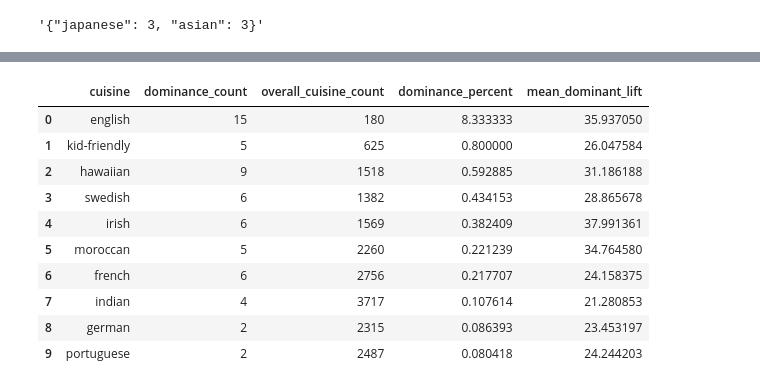
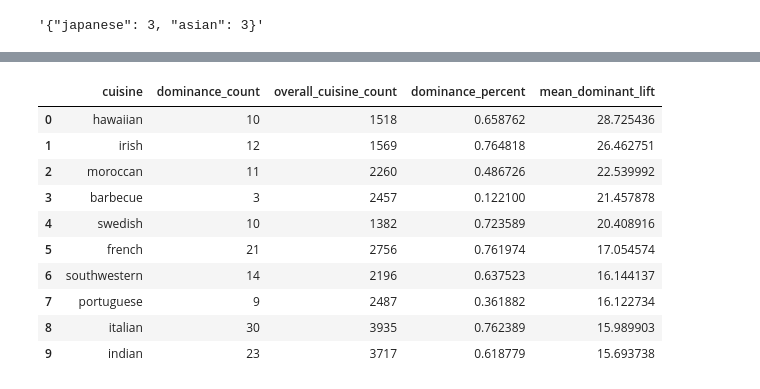
Before and after one commit to gvgbn/vos-proj-eda, a Jupyter notebook: analysis_kasat.ipynb, the cells around one changed output, grey strips where cells are left out. Drawn from its saved outputs; the diff is of its cells as text; code cells hidden in the pictures.

```diff
--- a/analysis_kasat.ipynb
+++ b/analysis_kasat.ipynb
@@ -329,0 +466,5 @@ Connected components: 1
+# %%
+MIN_EDGE_COOCCURRENCE = 10
+
+top_ppmi_edge_df = top_ppmi_edges(sparse_nx, min_cooccurrence=MIN_EDGE_COOCCURRENCE, top_n=30)
+display(top_ppmi_edge_df)
@@ -367,13 +533,24 @@ for community_id in sorted(set(membership)):
         ingredient_communities[ingredient_communities["community"] == community_id]
         .sort_values("weighted_degree", ascending=False)
     )
+    community_nodes = community_df["ingredient"].tolist()
+    top_community_edges = top_ppmi_edges(
+        pmi_core_nx,
+        nodes=community_nodes,
+        min_cooccurrence=MIN_EDGE_COOCCURRENCE,
+        top_n=6,
+    )
 
     cuisine_counts = Counter()
+    course_counts = Counter()
     for vertex_idx in vertex_indices:
         cuisine_counts.update(parse_counter_attr(sparse_graph.vs[vertex_idx]["cuisines"]))
+        course_counts.update(parse_counter_attr(sparse_graph.vs[vertex_idx]["courses"]))
 
     cuisine_total = sum(cuisine_counts.values())
-    dominant_cuisine, dominant_count = cuisine_counts.most_common(1)[0] if cuisine_counts else (None, 0)
+    course_total = sum(course_counts.values())
+    dominant_cuisine, dominant_cuisine_count = cuisine_counts.most_common(1)[0] if cuisine_counts else (None, 0)
+    dominant_course, dominant_course_count = course_counts.most_common(1)[0] if course_counts else (None, 0)
 
     cuisine_lifts = {
         cuisine: (count / cuisine_total) / (global_cuisine_counts[cuisine] / global_cuisine_total)
@@ -388,12 +565,16 @@ for community_id in sorted(set(membership)):
     community_rows.append({
         "community": community_id,
         "size": len(vertex_indices),
-        "internal_edges": sparse_graph.subgraph(vertex_indices).ecount(),
+        # "internal_edges": sparse_graph.subgraph(vertex_indices).ecount(),
         "dominant_cuisine": dominant_cuisine,
-        "dominant_cuisine_share": dominant_count / cuisine_total if cuisine_total else 0,
+        "dominant_cuisine_share": dominant_cuisine_count / cuisine_total if cuisine_total else 0,
         "specific_cuisine": specific_cuisine,
-        "specificity_lift": specificity_lift,
+        # "specificity_lift": specificity_lift,
+        "dominant_course": dominant_course,
+        "dominant_course_share": dominant_course_count / course_total if course_total else 0,
         "central_ingredients": ", ".join(community_df["ingredient"].head(6)),
+        "top_ppmi_pairs": "; ".join(f"{row.ingredient_1} + {row.ingredient_2} (PPMI={row.positive_pmi:.2f}, n={row.recipe_count})"
+                                    for row in top_community_edges.itertuples(index=False)),
     })
 
 community_summary = pd.DataFrame(community_rows).sort_values("size", ascending=False).reset_index(drop=True)
@@ -631,6 +883,11 @@ p_cuisine = {
     for cuisine, count in cuisine_totals.items()
 }
 # %%
+MIN_INGREDIENT_TOTAL = 10
+MIN_CUISINE_INGREDIENT_COUNT = 5
+MIN_CUISINE_TOTAL = 200
+MIN_LIFT = 10
+
 selected_vertices = []
 dominant_cuisines = []
 dominant_lifts = []
@@ -639,19 +896,25 @@ for v_idx, v in enumerate(graph.vs):
     cuisines = parse_cuisines(v["cuisines"])
     ingredient_total = sum(cuisines.values())
 
-    if not cuisines or v_idx in vertices_small or ingredient_total < 10:
+    if not cuisines or v_idx in vertices_small or ingredient_total < MIN_INGREDIENT_TOTAL:
         continue
 
     lifts = {}
 
     for cuisine, count in cuisines.items():
+        if cuisine_totals[cuisine] < MIN_CUISINE_TOTAL or count < MIN_CUISINE_INGREDIENT_COUNT:
+            continue
+
         # P(cuisine | ingredient)
         p_cuisine_given_ingredient = count / ingredient_total
         # lift = P(cuisine | ingredient) / P(cuisine)
         lifts[cuisine] = p_cuisine_given_ingredient / p_cuisine[cuisine]
 
+    if not lifts:
+        continue
+
     max_lift = max(lifts.values())
-    if max_lift <= 20:
+    if max_lift <= MIN_LIFT:
         continue
 
     winners = [cuisine for cuisine, lift_value in lifts.items() if lift_value == max_lift]
@@ -687,32 +950,32 @@ Ingredient: cognac | Cuisine: french
 # %%
 dominance_count = Counter(dominant_cuisines)
 
 cuisine_dominance_stats = pd.DataFrame([
     {
         "cuisine": cuisine,
         "dominance_count": dominance_count.get(cuisine, 0),
         "overall_cuisine_count": cuisine_totals[cuisine],
         "dominance_percent": 100 * dominance_count.get(cuisine, 0) / cuisine_totals[cuisine],
         "mean_dominant_lift": (
             sum(dominant_cuisine_lifts.get(cuisine, [])) / len(dominant_cuisine_lifts[cuisine])
             if cuisine in dominant_cuisine_lifts else 0
         ),
     }
     for cuisine in sorted(cuisine_totals)
 ])
 
-cuisine_dominance_stats = cuisine_dominance_stats.sort_values("dominance_percent", ascending=False).reset_index(drop=True)
+cuisine_dominance_stats = cuisine_dominance_stats.sort_values("mean_dominant_lift", ascending=False).reset_index(drop=True)
 
 cuisine_dominance_stats.head(10)
 # %% [output]
 |  | cuisine | dominance_count | overall_cuisine_count | dominance_percent | mean_dominant_lift |
-| 0 | english | 15 | 180 | 8.333333 | 35.937050 |
-| 1 | kid-friendly | 5 | 625 | 0.800000 | 26.047584 |
-| 2 | hawaiian | 9 | 1518 | 0.592885 | 31.186188 |
-| 3 | swedish | 6 | 1382 | 0.434153 | 28.865678 |
-| 4 | irish | 6 | 1569 | 0.382409 | 37.991361 |
-| 5 | moroccan | 5 | 2260 | 0.221239 | 34.764580 |
-| 6 | french | 6 | 2756 | 0.217707 | 24.158375 |
-| 7 | indian | 4 | 3717 | 0.107614 | 21.280853 |
-| 8 | german | 2 | 2315 | 0.086393 | 23.453197 |
-| 9 | portuguese | 2 | 2487 | 0.080418 | 24.244203 |
+| 0 | hawaiian | 10 | 1518 | 0.658762 | 28.725436 |
+| 1 | irish | 12 | 1569 | 0.764818 | 26.462751 |
+| 2 | moroccan | 11 | 2260 | 0.486726 | 22.539992 |
+| 3 | barbecue | 3 | 2457 | 0.122100 | 21.457878 |
+| 4 | swedish | 10 | 1382 | 0.723589 | 20.408916 |
+| 5 | french | 21 | 2756 | 0.761974 | 17.054574 |
+| 6 | southwestern | 14 | 2196 | 0.637523 | 16.144137 |
+| 7 | portuguese | 9 | 2487 | 0.361882 | 16.122734 |
+| 8 | italian | 30 | 3935 | 0.762389 | 15.989903 |
+| 9 | indian | 23 | 3717 | 0.618779 | 15.693738 |
```
Also changed, not shown: parts of 77 cells of this notebook.
